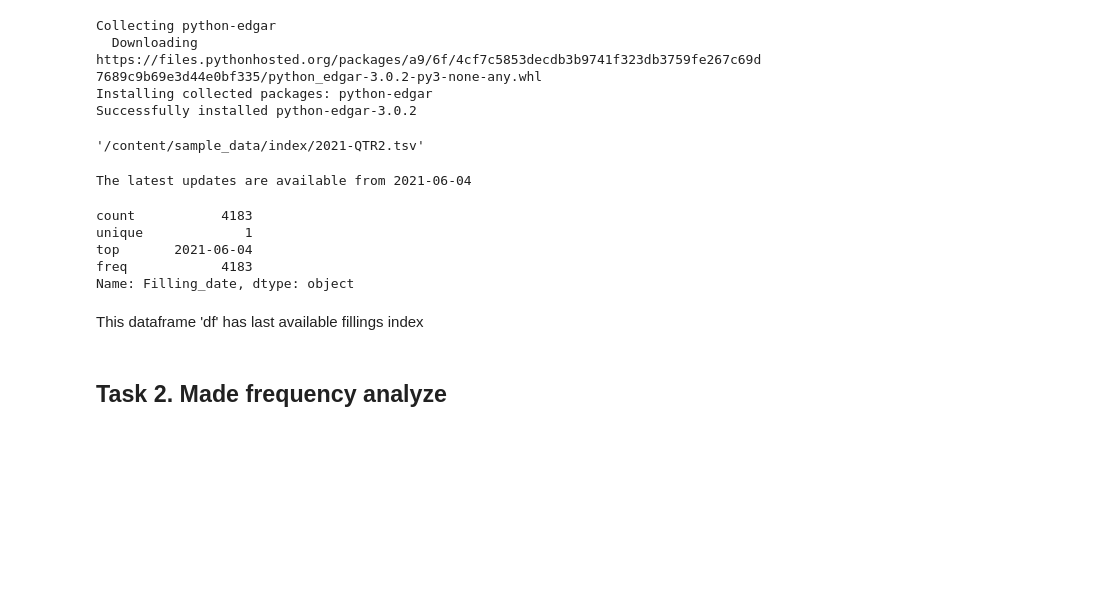
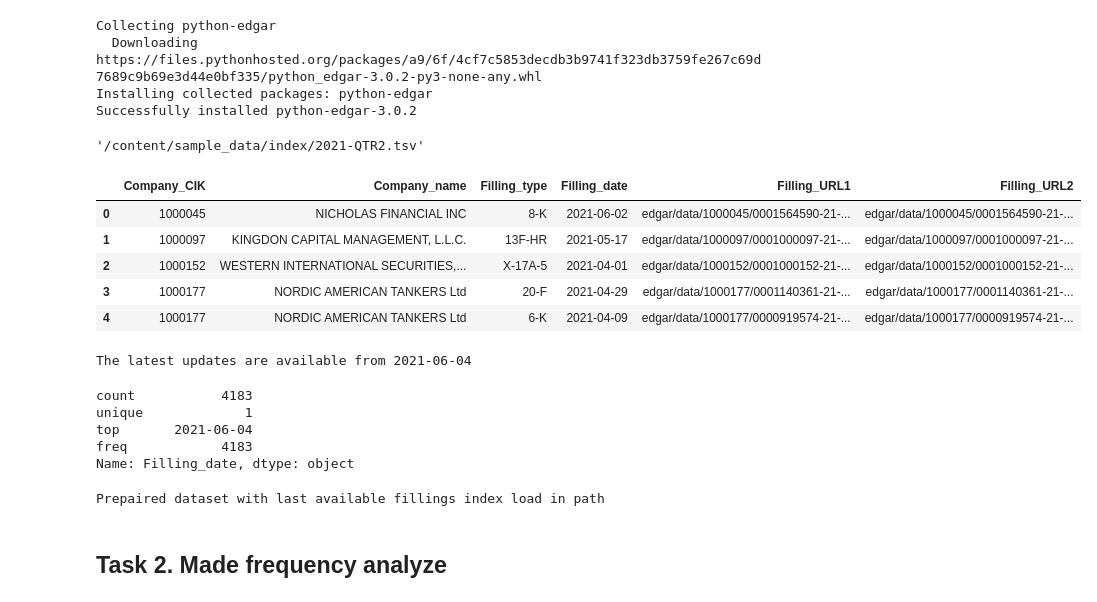
Before and after one commit to Irina-Na/Trial_tasks_EDGAR, a Jupyter notebook: EDGAR_filling.ipynb, the cells around one changed output. Cells and saved outputs as stored; diff of their text form; code cells hidden in the pictures; blank space fills up the shorter version.

```diff
--- a/EDGAR_filling.ipynb
+++ b/EDGAR_filling.ipynb
@@ -44,18 +46,26 @@ import matplotlib
 from matplotlib import pyplot as plt
 import edgar   #for index download https://github.com/edgarminers/python-edgar  https://pypi.org/project/python-edgar/
 # %%
+now = dt.datetime.now()
+
 download_directory='/content/sample_data/index'
+edgar.download_index(download_directory, now.year, skip_all_present_except_last=True) #for daily download in script skip_all_present_except_last=True
 
-edgar.download_index(download_directory, 2021, skip_all_present_except_last=False) #for daily download in script skip_all_present_except_last=True
+quarter=(now.month-1)//3+1
+file_path='/content/sample_data/index/'+str(now.year)+'-QTR'+str(quarter)+'.tsv'
+file_path
+# %% [output]
+'/content/sample_data/index/2021-QTR2.tsv'
-# %%
-now = dt.datetime.now()
-quarter=(now.month-1)//3+1
-file_path='/content/sample_data/index/'+str(now.year)+'-QTR'+str(quarter)+'.tsv'
-file_path
-# %% [output]
-'/content/sample_data/index/2021-QTR2.tsv'
 # %%
 df = pd.read_csv(file_path, sep='|', names=[ 'Company_CIK', 'Company_name', 'Filling_type', 'Filling_date','Filling_URL1',  'Filling_URL2'])
+df.head()
+# %% [output]
+|  | Company_CIK | Company_name | Filling_type | Filling_date | Filling_URL1 | Filling_URL2 |
+| 0 | 1000045 | NICHOLAS FINANCIAL INC | 8-K | 2021-06-02 | edgar/data/1000045/0001564590-21-... | edgar/data/1000045/0001564590-21-... |
+| 1 | 1000097 | KINGDON CAPITAL MANAGEMENT, L.L.C. | 13F-HR | 2021-05-17 | edgar/data/1000097/0001000097-21-... | edgar/data/1000097/0001000097-21-... |
+| 2 | 1000152 | WESTERN INTERNATIONAL SECURITIES,... | X-17A-5 | 2021-04-01 | edgar/data/1000152/0001000152-21-... | edgar/data/1000152/0001000152-21-... |
+| 3 | 1000177 | NORDIC AMERICAN TANKERS Ltd | 20-F | 2021-04-29 | edgar/data/1000177/0001140361-21-... | edgar/data/1000177/0001140361-21-... |
+| 4 | 1000177 | NORDIC AMERICAN TANKERS Ltd | 6-K | 2021-04-09 | edgar/data/1000177/0000919574-21-... | edgar/data/1000177/0000919574-21-... |
 # %%
 last_update=df.sort_values('Filling_date', ascending=False)['Filling_date'].iloc[0]
 print('The latest updates are available from', last_update )
@@ -68,8 +78,11 @@ unique             1
 top       2021-06-04
 freq            4183
 Name: Filling_date, dtype: object
-# %% [markdown]
-This dataframe 'df' has last available fillings index
+# %%
+df.to_csv("/content/sample_data/daily_index_update.csv")
+print('Prepaired dataset with the latest daily index upload in path')
+# %% [output]
+Prepaired dataset with last available fillings index load in path
 # %% [markdown]
 ## Task 2. Made frequency analyze
 # %%
```
Also changed, not shown: parts of 7 cells of this notebook.
